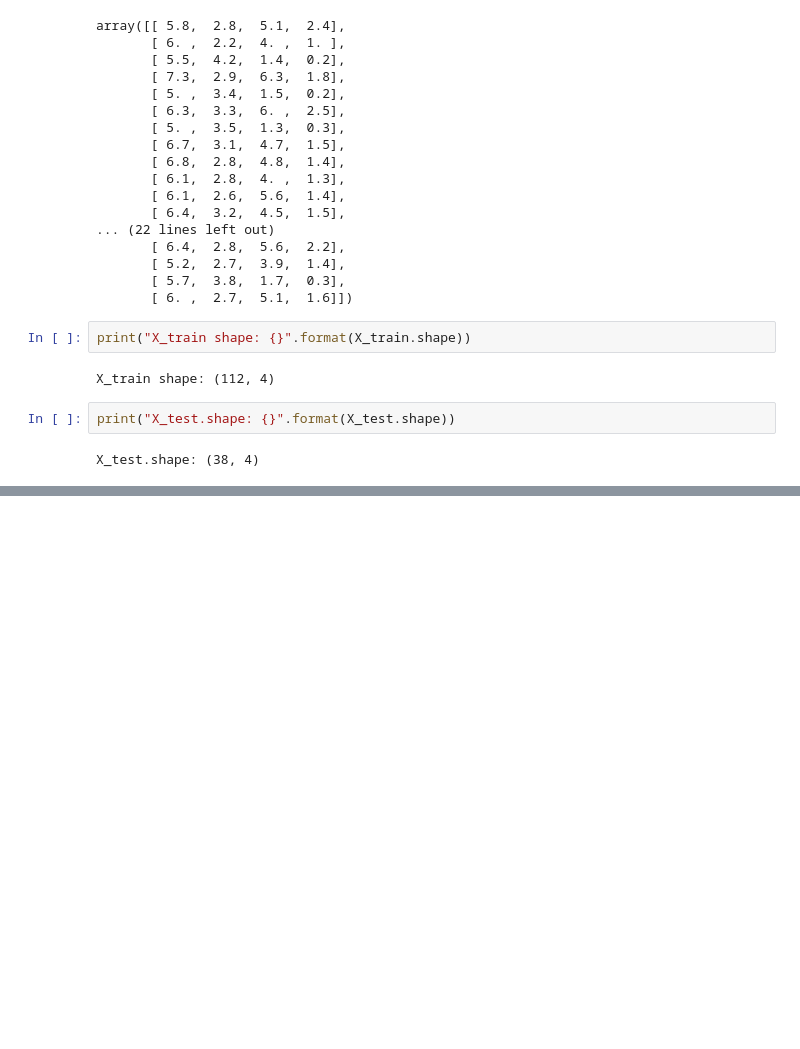
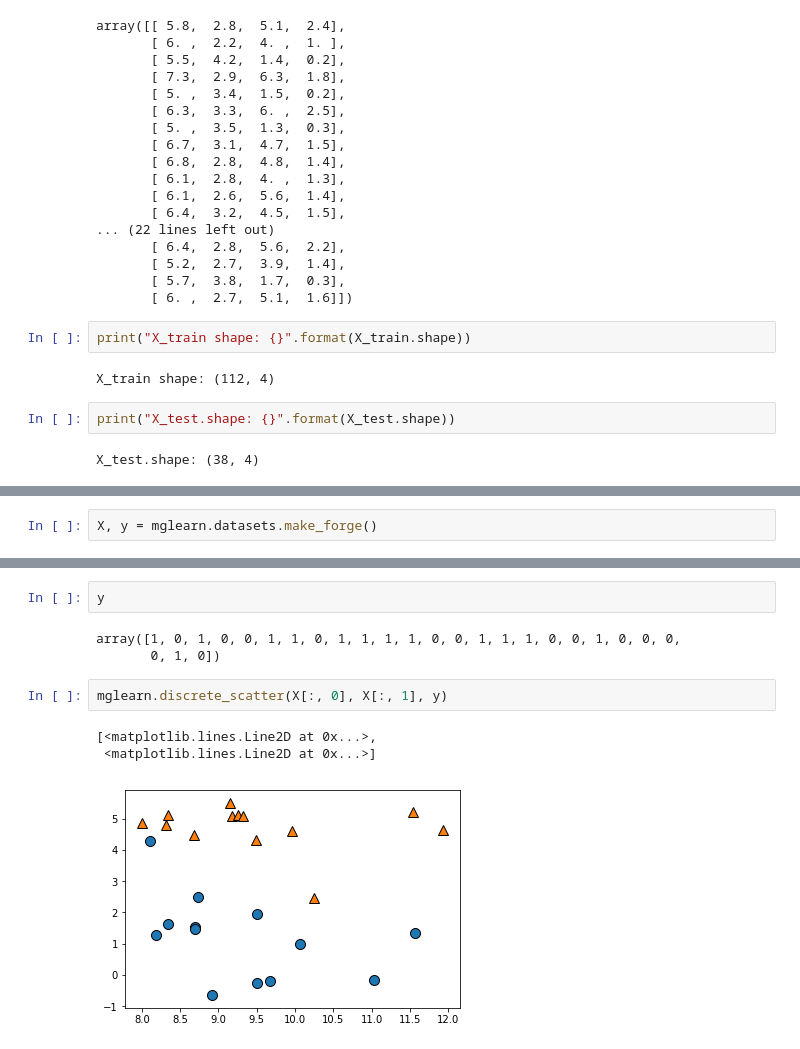
Before and after one commit to liweinan/machine-learning-practices, a Jupyter notebook: flowers.ipynb, the cells around one changed output, grey strips where cells are left out. Drawn from its saved outputs; the diff is of its cells as text; blank space fills up the shorter version.

```diff
--- a/flowers.ipynb
+++ b/flowers.ipynb
@@ -195,0 +202,2 @@ X_test.shape: (38, 4)
+# %%
+X, y = mglearn.datasets.make_forge()
@@ -195,0 +224,11 @@ X_test.shape: (38, 4)
+# %%
+y
+# %% [output]
+array([1, 0, 1, 0, 0, 1, 1, 0, 1, 1, 1, 1, 0, 0, 1, 1, 1, 0, 0, 1, 0, 0, 0,
+       0, 1, 0])
+# %%
+mglearn.discrete_scatter(X[:, 0], X[:, 1], y)
+# %% [output]
+[<matplotlib.lines.Line2D at 0x...>,
+ <matplotlib.lines.Line2D at 0x...>]
+[figure, added]
```
Also changed, not shown: parts of 6 cells of this notebook, 4 other files.
